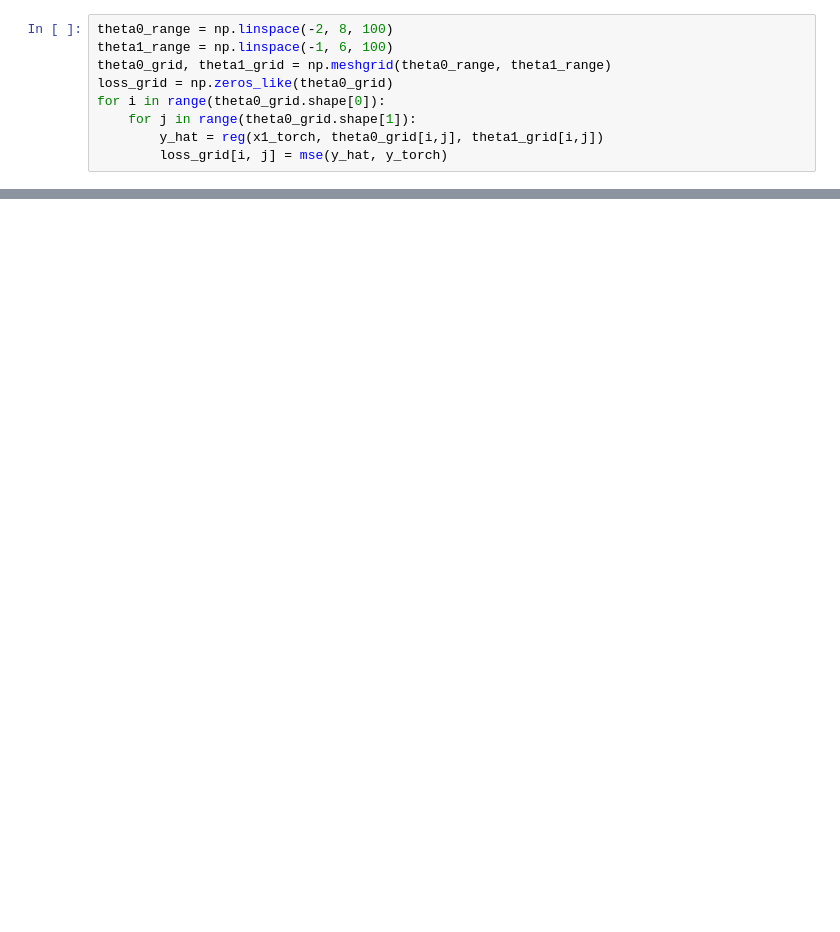
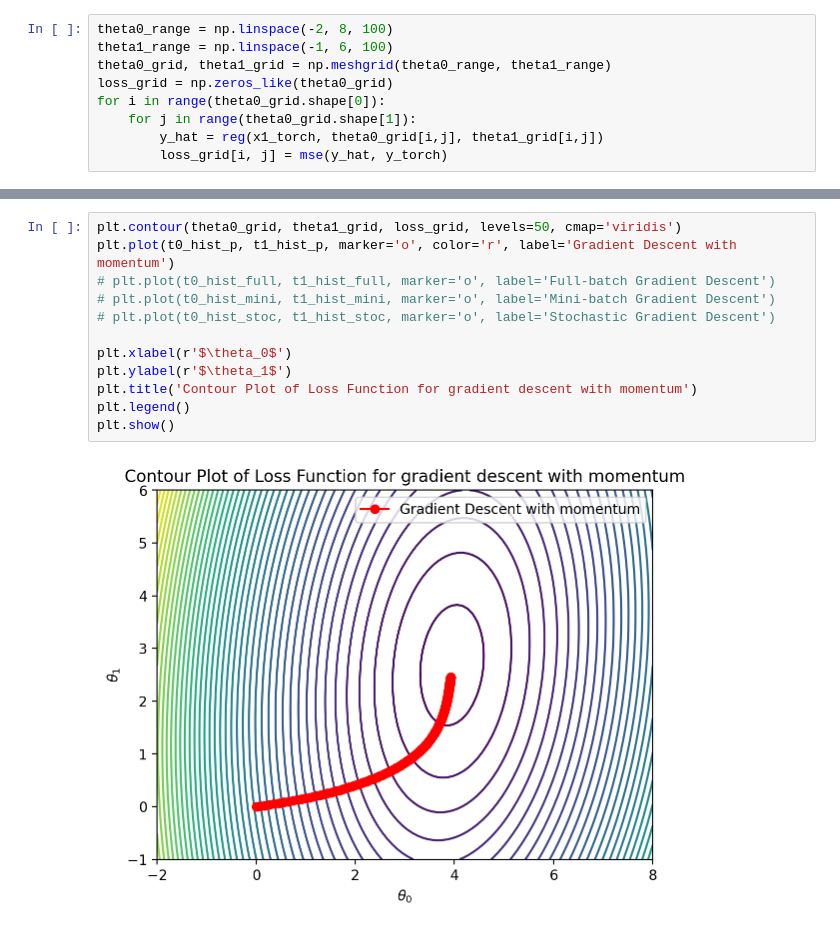
Before and after one commit to shadowscythe03/es335-24-fall-assignment-2, a Jupyter notebook: task_1.ipynb, the cells around one changed output, grey strips where cells are left out. Drawn from its saved outputs; the diff is of its cells as text; blank space fills up the shorter version.

```diff
--- a/task_1.ipynb
+++ b/task_1.ipynb
@@ -329,0 +431,14 @@ plt.show()
+# %%
+plt.contour(theta0_grid, theta1_grid, loss_grid, levels=50, cmap='viridis')
+plt.plot(t0_hist_p, t1_hist_p, marker='o', color='r', label='Gradient Descent with momentum')
+# plt.plot(t0_hist_full, t1_hist_full, marker='o', label='Full-batch Gradient Descent')
+# plt.plot(t0_hist_mini, t1_hist_mini, marker='o', label='Mini-batch Gradient Descent')
+# plt.plot(t0_hist_stoc, t1_hist_stoc, marker='o', label='Stochastic Gradient Descent')
+
+plt.xlabel(r'$\theta_0$')
+plt.ylabel(r'$\theta_1$')
+plt.title('Contour Plot of Loss Function for gradient descent with momentum')
+plt.legend()
+plt.show()
+# %% [output]
+[figure, added]
```
Also changed, not shown: parts of 6 cells of this notebook, 1 other file.
